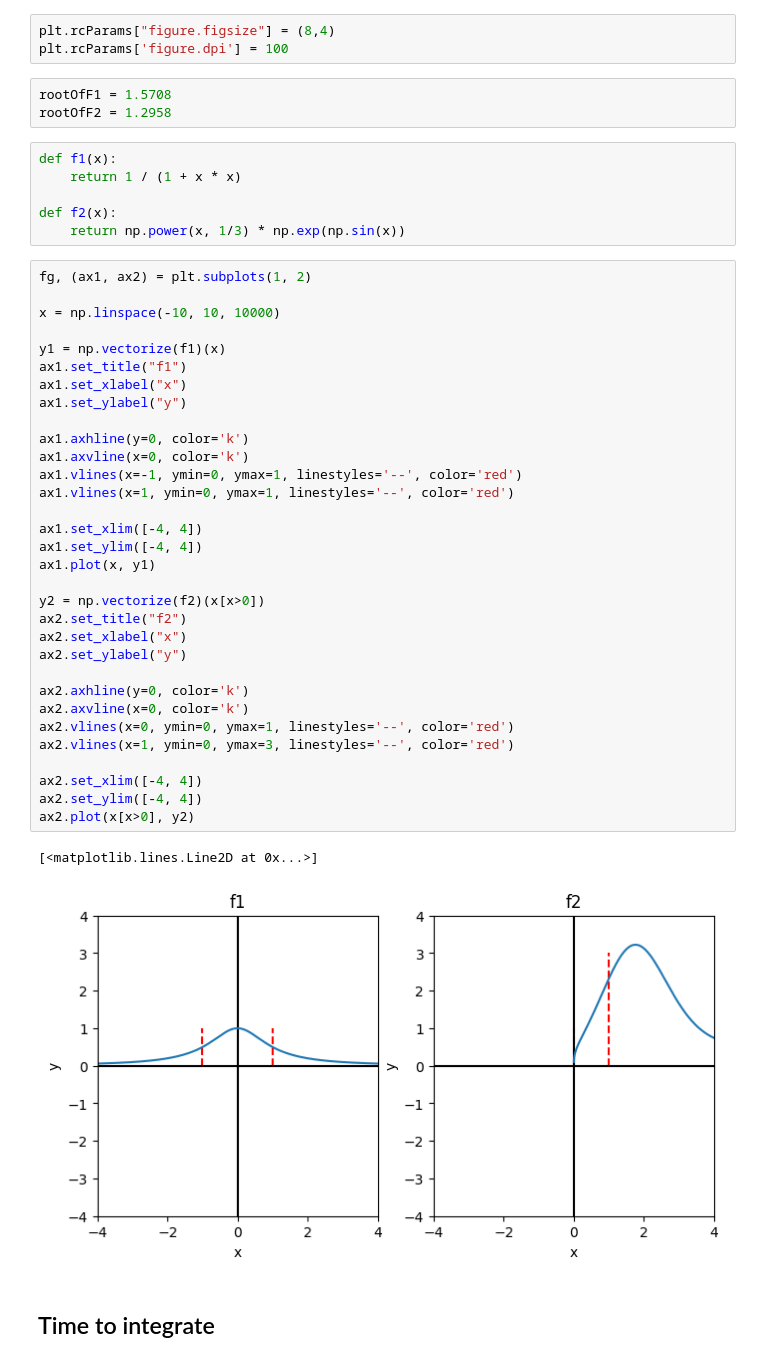
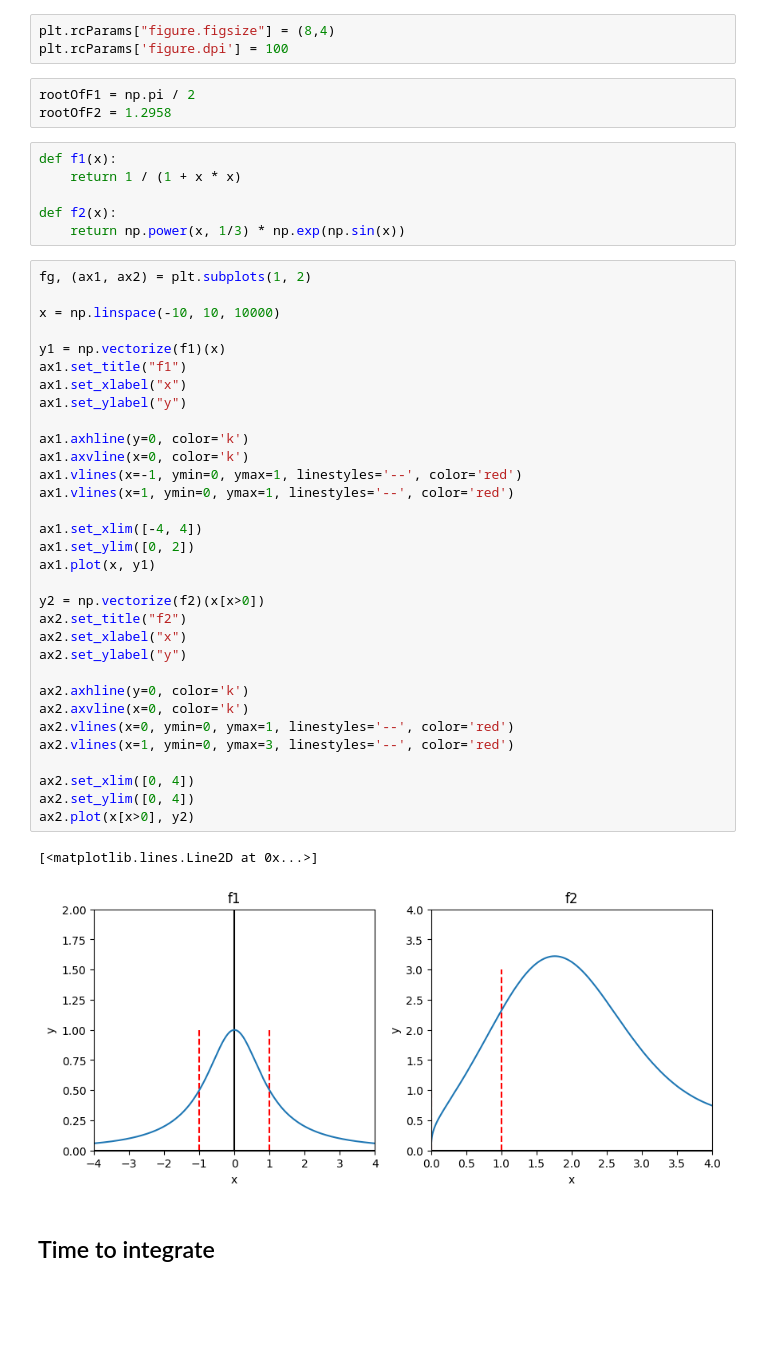
Before and after one commit to DilshodN/BasicsOfComputationalPhysics, a Jupyter notebook: task3.ipynb, the cells around one changed output. Saved outputs shown, nothing was run; the diff lists cells and outputs as text; blank space fills up the shorter version.

```diff
--- a/task3.ipynb
+++ b/task3.ipynb
@@ -7,7 +7,7 @@ import matplotlib.pyplot as plt
 plt.rcParams["figure.figsize"] = (8,4)
 plt.rcParams['figure.dpi'] = 100
 # %%
-rootOfF1 = 1.5708
+rootOfF1 = np.pi / 2
 rootOfF2 = 1.2958
 # %%
 def f1(x):
@@ -19,36 +19,36 @@ def f2(x):
 fg, (ax1, ax2) = plt.subplots(1, 2)
 
 x = np.linspace(-10, 10, 10000)
 
 y1 = np.vectorize(f1)(x)
 ax1.set_title("f1")
 ax1.set_xlabel("x")
 ax1.set_ylabel("y")
 
 ax1.axhline(y=0, color='k')
 ax1.axvline(x=0, color='k')
 ax1.vlines(x=-1, ymin=0, ymax=1, linestyles='--', color='red')
 ax1.vlines(x=1, ymin=0, ymax=1, linestyles='--', color='red')
 
 ax1.set_xlim([-4, 4])
-ax1.set_ylim([-4, 4])
+ax1.set_ylim([0, 2])
 ax1.plot(x, y1)
 
 y2 = np.vectorize(f2)(x[x>0])
 ax2.set_title("f2")
 ax2.set_xlabel("x")
 ax2.set_ylabel("y")
 
 ax2.axhline(y=0, color='k')
 ax2.axvline(x=0, color='k')
 ax2.vlines(x=0, ymin=0, ymax=1, linestyles='--', color='red')
 ax2.vlines(x=1, ymin=0, ymax=3, linestyles='--', color='red')
 
-ax2.set_xlim([-4, 4])
-ax2.set_ylim([-4, 4])
+ax2.set_xlim([0, 4])
+ax2.set_ylim([0, 4])
 ax2.plot(x[x>0], y2)
 # %% [output]
 [<matplotlib.lines.Line2D at 0x...>]
-[figure, old version]
+[figure, new version]
 # %% [markdown]
 ## Time to integrate
```
Also changed, not shown: parts of 5 cells of this notebook, 1 other file.
